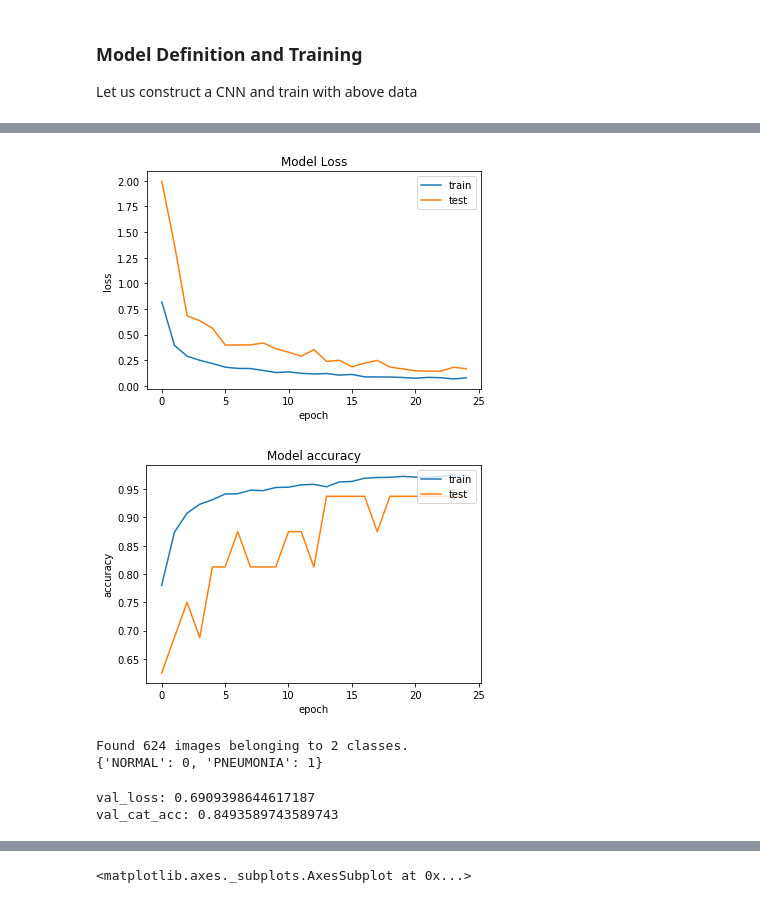
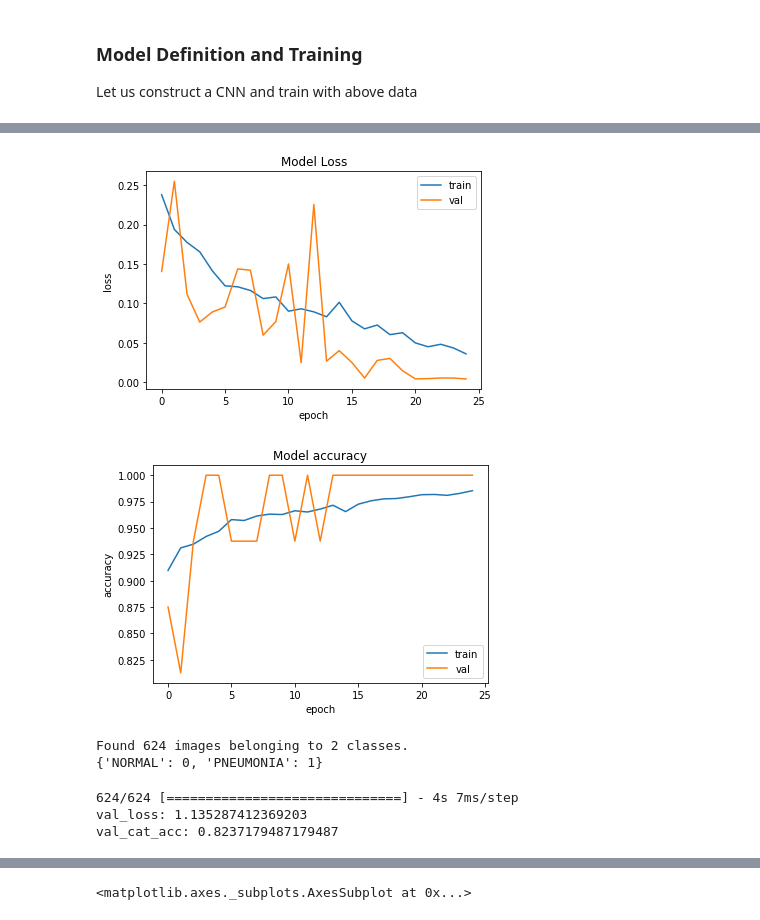
Before and after one commit to KarthikKothareddy/chest_xray, a Jupyter notebook: pneumonia_ea.ipynb, the cells around one changed output, grey strips where cells are left out. Cells and saved outputs as stored; diff of their text form; code cells hidden in the pictures.

```diff
--- a/pneumonia_ea.ipynb
+++ b/pneumonia_ea.ipynb
@@ -320,14 +384,21 @@ class CustomNet(object):
         # return
         return model
 # %%
-LR = 1e-4
-SCALE = 8
+LR = (1e-4)
+SCALE = 10
 BATCH_SIZE = 64
 EPOCHS = 25
 
 def lr_scheduler(epoch, lr):
-    if epoch >= 15:
+    """
+    if 20 <= epoch <= 35:
         return (1e-4)*0.25
+
+    elif epoch > 40:
+        return (1e-4)*0.1
+    """
+    if epoch >=20:
+        return (1e-4)*0.1
     else:
         return lr
 
@@ -366,11 +430,17 @@ Please use `rate` instead of `keep_prob`. Rate should be set to `rate = 1 - keep
 # %%
-# start training
-history = model.fit_generator(
-    generator=_train,
-    steps_per_epoch=_train.samples//BATCH_SIZE,
-    validation_data=_valid,
-    validation_steps=_valid.samples,
-    callbacks=_callbacks,
-    epochs=EPOCHS
-)
+! rm -rf tensorboard/
+! rm -rf .ipynb_checkpoints/
+
+# train on default gpu
+with tf.device("/gpu:0"):
+
+    # start training
+    history = model.fit_generator(
+        generator=_train,
+        steps_per_epoch=_train.samples//BATCH_SIZE,
+        validation_data=_valid,
+        validation_steps=_valid.samples,
+        callbacks=_callbacks,
+        epochs=EPOCHS
+    )
 # %% [output]
@@ -394,28 +464,28 @@ Epoch 25/25
 # %%
 # PLOTTING
 import matplotlib.pyplot as plt
 %matplotlib inline
 
 # plot the loss
 plt.plot(history.history['loss'])
 plt.plot(history.history['val_loss'])
 plt.title('Model Loss')
 plt.ylabel('loss')
 plt.xlabel('epoch')
-plt.legend(['train', 'test'], loc='upper right')
+plt.legend(['train', 'val'], loc='upper right')
 plt.show()
 
 # plot the accuracy
 plt.plot(history.history['acc'])
 plt.plot(history.history['val_acc'])
 plt.title('Model accuracy')
 plt.ylabel('accuracy')
 plt.xlabel('epoch')
-plt.legend(['train', 'test'], loc='upper right')
+plt.legend(['train', 'val'], loc='lower right')
 plt.show()
 # %% [output]
-[figure, old version]
+[figure, new version]
-[figure, old version]
+[figure, new version]
 # %%
 # test data
 # validation
@@ -433,13 +502,14 @@ print(_test.class_indices)
 Found 624 images belonging to 2 classes.
 {'NORMAL': 0, 'PNEUMONIA': 1}
 # %%
-test_loss, test_acc = model.evaluate_generator(_test, steps=_test.samples)
+test_loss, test_acc = model.evaluate_generator(_test, steps=_test.samples, verbose=1)
 
 print('val_loss:', test_loss)
 print('val_cat_acc:', test_acc)
 # %% [output]
-val_loss: 0.6909398644617187
-val_cat_acc: 0.8493589743589743
+624/624 [==============================] - 4s 7ms/step
+val_loss: 1.135287412369203
+val_cat_acc: 0.8237179487179487
 # %%
 # PREDICT
 predictions = model.predict_generator(_test, steps=_test.samples, verbose=1)
```
Also changed, not shown: parts of 13 cells of this notebook.
